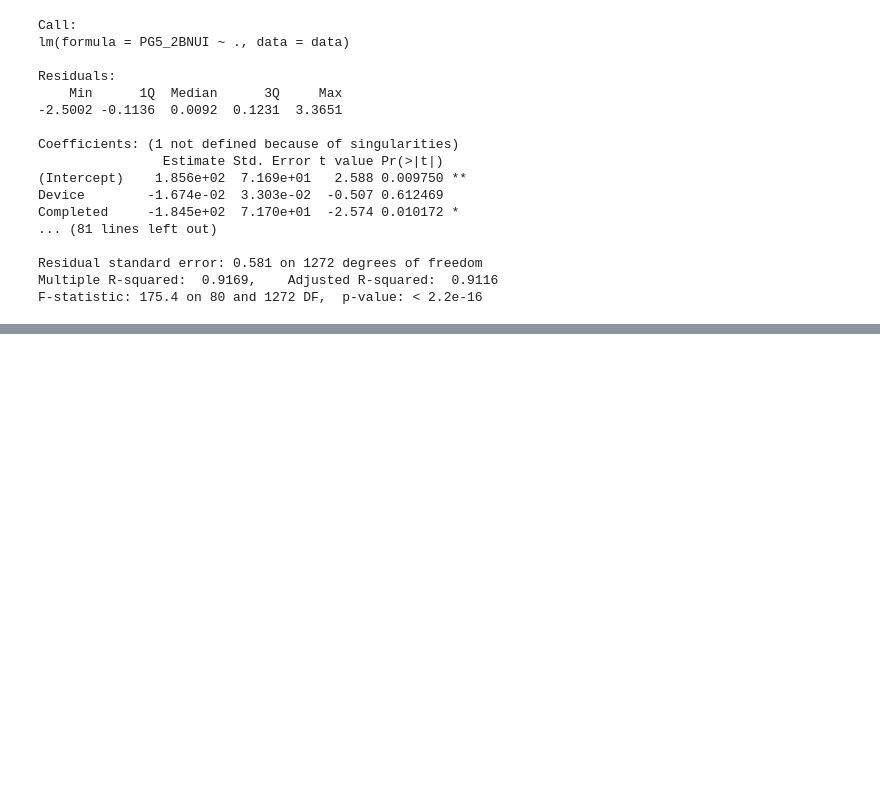
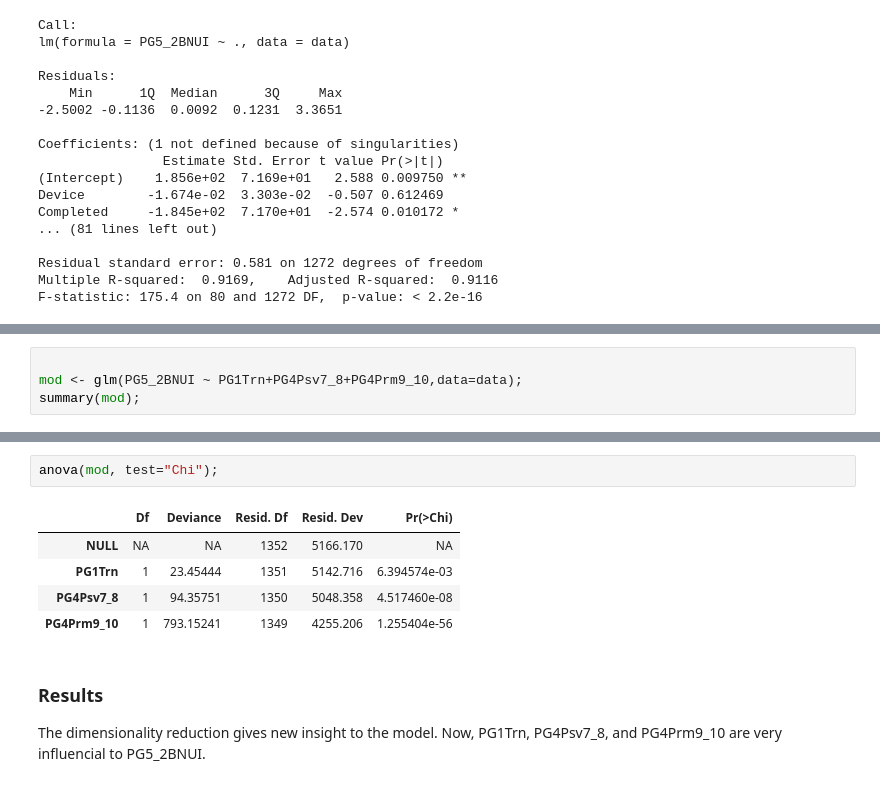
Before and after one commit to lpassarella/Miniproject3, a Jupyter notebook: Passare_miniproj3.ipynb, the cells around one changed output, grey strips where cells are left out. Cells and saved outputs as stored; diff of their text form; blank space fills up the shorter version.

```diff
--- a/Passare_miniproj3.ipynb
+++ b/Passare_miniproj3.ipynb
@@ -261,0 +268,4 @@ F-statistic: 175.4 on 80 and 1272 DF,  p-value: < 2.2e-16
+# %%
+
+mod <- glm(PG5_2BNUI ~ PG1Trn+PG4Psv7_8+PG4Prm9_10,data=data);
+summary(mod);
@@ -261,0 +290,11 @@ F-statistic: 175.4 on 80 and 1272 DF,  p-value: < 2.2e-16
+# %%
+anova(mod, test="Chi");
+# %% [output]
+|  | Df | Deviance | Resid. Df | Resid. Dev | Pr(>Chi) |
+| NULL | NA | NA | 1352 | 5166.170 | NA |
+| PG1Trn | 1 | 23.45444 | 1351 | 5142.716 | 6.394574e-03 |
+| PG4Psv7_8 | 1 | 94.35751 | 1350 | 5048.358 | 4.517460e-08 |
+| PG4Prm9_10 | 1 | 793.15241 | 1349 | 4255.206 | 1.255404e-56 |
+# %% [markdown]
+### Results
+The dimensionality reduction gives new insight to the model. Now, PG1Trn, PG4Psv7_8, and PG4Prm9_10 are very influencial to PG5_2BNUI.
```
Also changed, not shown: parts of 15 cells of this notebook.
